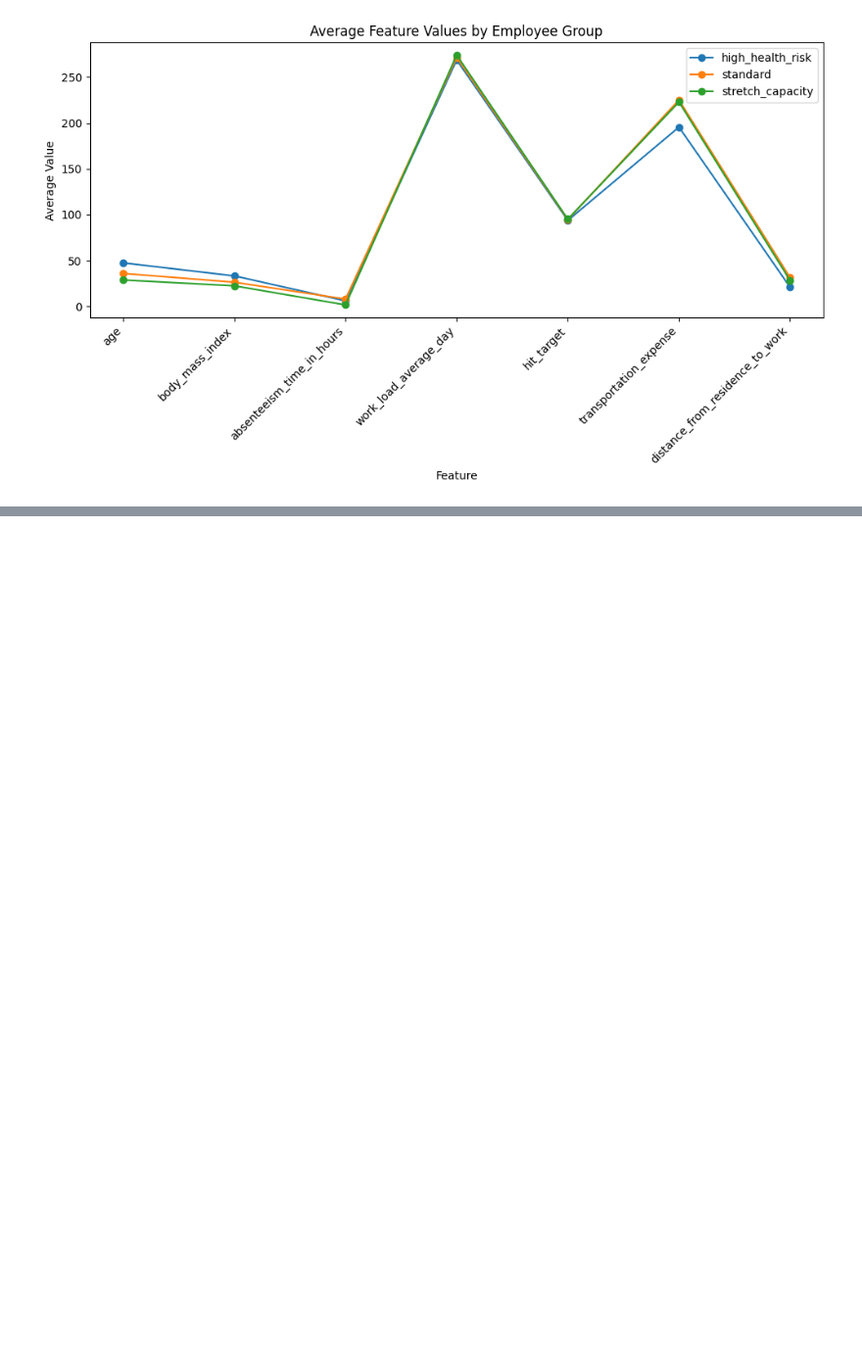
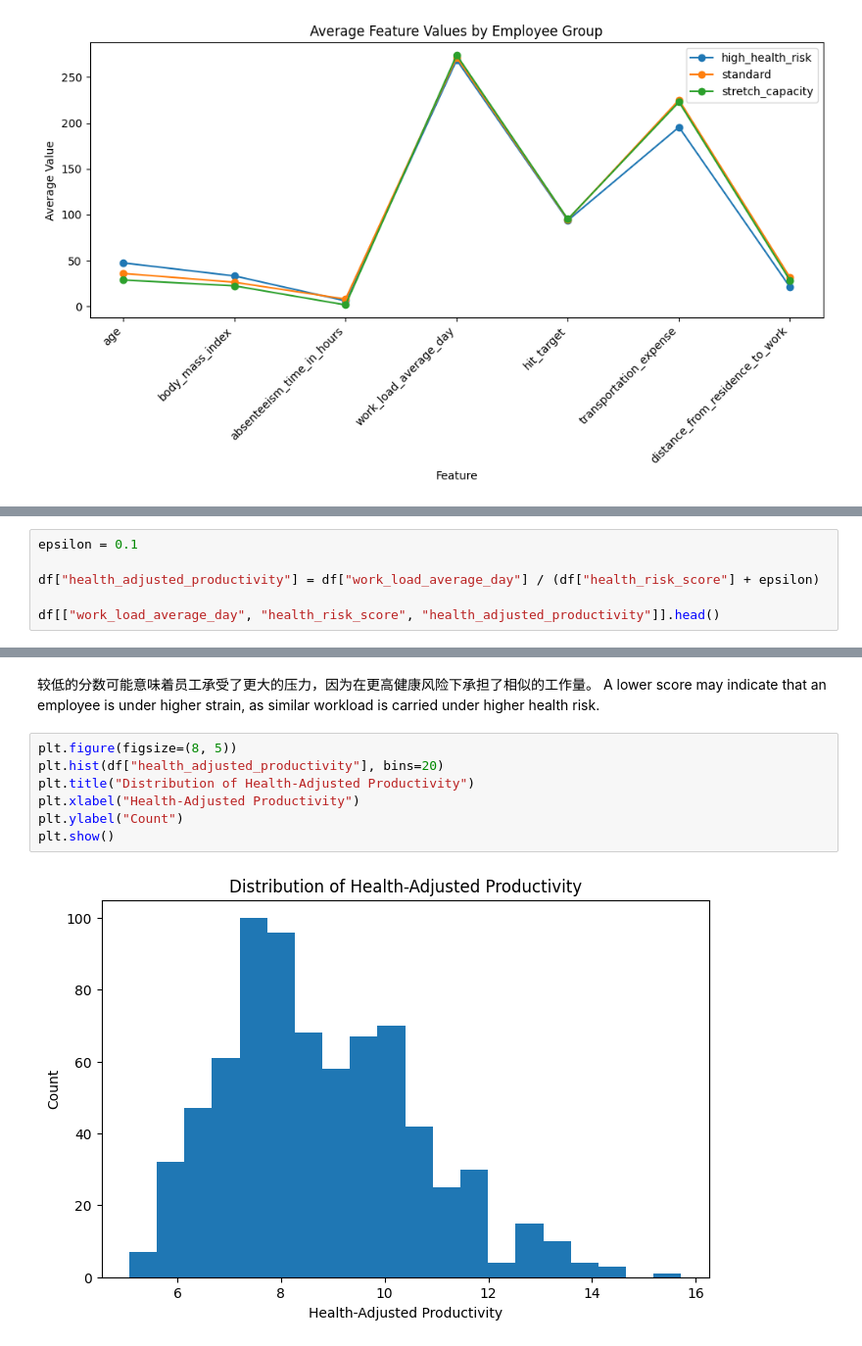
Before and after one commit to mwhalen805/SI-568-Project3, a Jupyter notebook: dataexploration.ipynb, the cells around one changed output, grey strips where cells are left out. Shown at 98% size. Saved outputs shown, nothing was run; the diff lists cells and outputs as text; blank space fills up the shorter version.

```diff
--- a/dataexploration.ipynb
+++ b/dataexploration.ipynb
@@ -332,0 +357,6 @@ plt.show()
+# %%
+epsilon = 0.1
+
+df["health_adjusted_productivity"] = df["work_load_average_day"] / (df["health_risk_score"] + epsilon)
+
+df[["work_load_average_day", "health_risk_score", "health_adjusted_productivity"]].head()
@@ -332,0 +370,12 @@ plt.show()
+# %% [markdown]
+较低的分数可能意味着员工承受了更大的压力，因为在更高健康风险下承担了相似的工作量。
+A lower score may indicate that an employee is under higher strain, as similar workload is carried under higher health risk.
+# %%
+plt.figure(figsize=(8, 5))
+plt.hist(df["health_adjusted_productivity"], bins=20)
+plt.title("Distribution of Health-Adjusted Productivity")
+plt.xlabel("Health-Adjusted Productivity")
+plt.ylabel("Count")
+plt.show()
+# %% [output]
+[figure, added]
```
Also changed, not shown: parts of 15 cells of this notebook.
